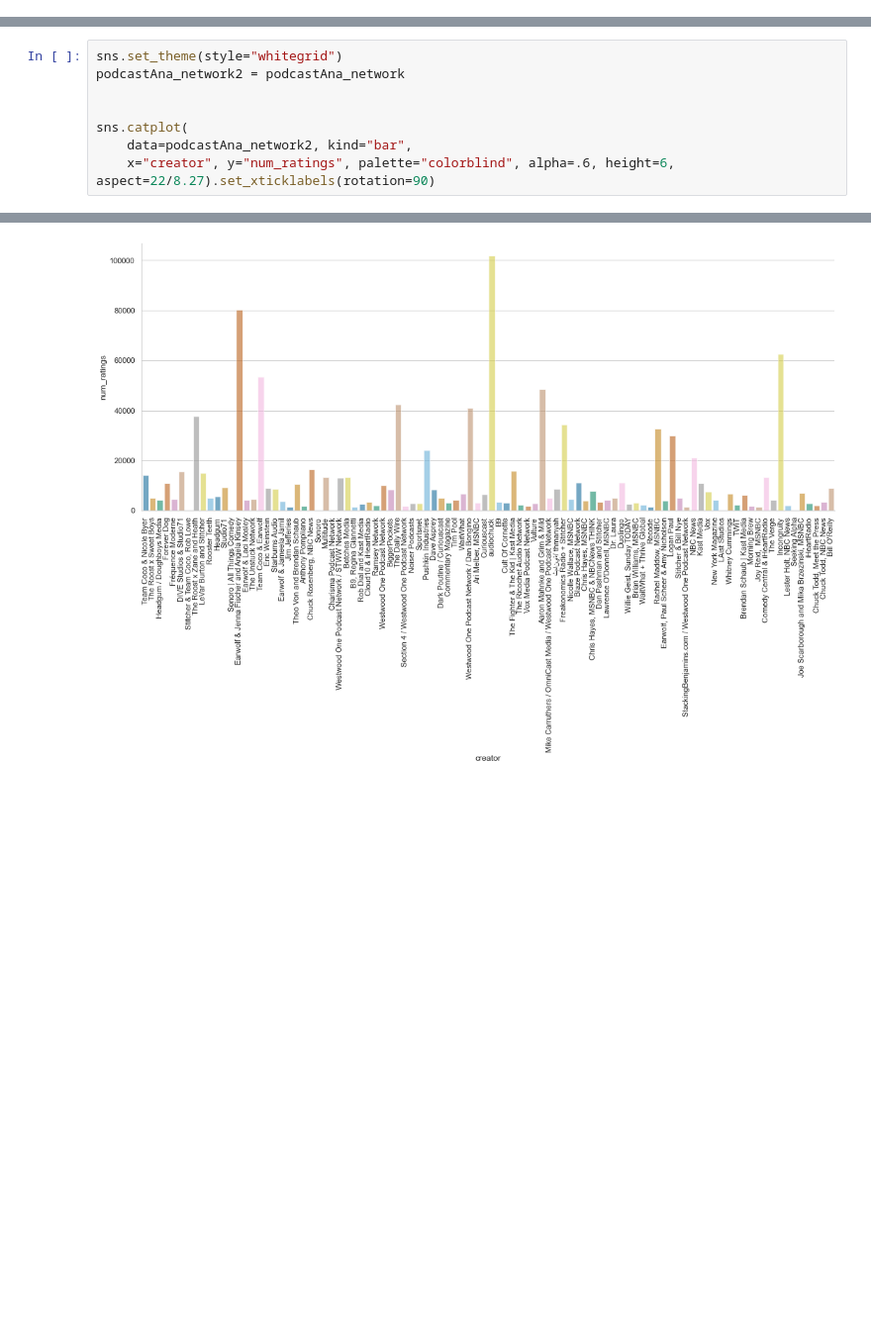
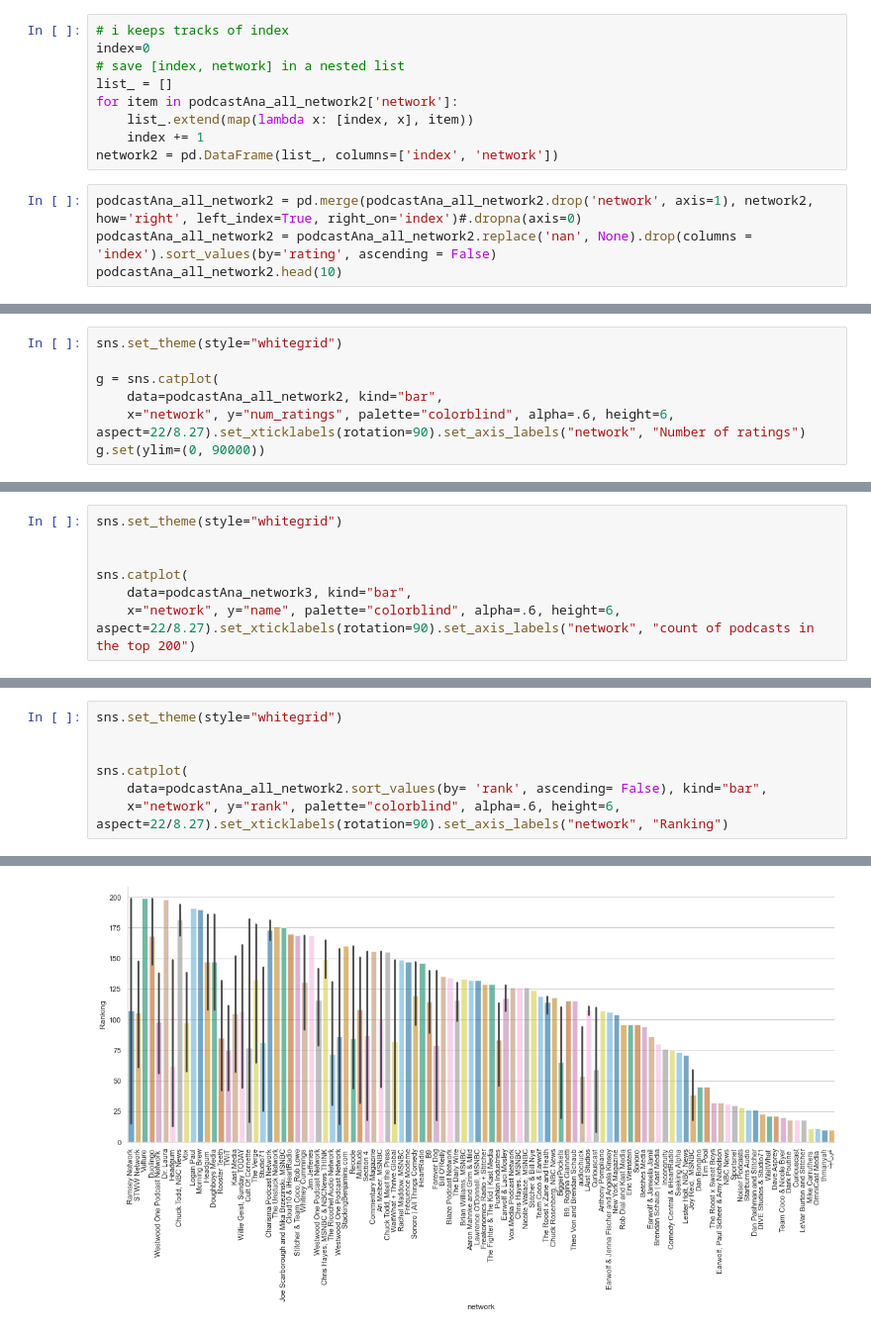
Before and after one commit to ghuelgas/WebScrapingProject, a Jupyter notebook: Podcast_all_var.ipynb, the cells around one changed output, grey strips where cells are left out. Shown at 99% size. Saved outputs shown, nothing was run; the diff lists cells and outputs as text; blank space fills up the shorter version.

```diff
--- a/Podcast_all_var.ipynb
+++ b/Podcast_all_var.ipynb
@@ -44,0 +86,13 @@ podcastAna_network
+# %%
+# i keeps tracks of index
+index=0
+# save [index, network] in a nested list
+list_ = []
+for item in podcastAna_all_network2['network']:
+    list_.extend(map(lambda x: [index, x], item))
+    index += 1
+network2 = pd.DataFrame(list_, columns=['index', 'network'])
+# %%
+podcastAna_all_network2 = pd.merge(podcastAna_all_network2.drop('network', axis=1), network2, how='right', left_index=True, right_on='index')#.dropna(axis=0)
+podcastAna_all_network2 = podcastAna_all_network2.replace('nan', None).drop(columns = 'index').sort_values(by='rating', ascending = False)
+podcastAna_all_network2.head(10)
@@ -54,0 +121,7 @@ sns.catplot(
+# %%
+sns.set_theme(style="whitegrid")
+
+g = sns.catplot(
+    data=podcastAna_all_network2, kind="bar",
+    x="network", y="num_ratings", palette="colorblind", alpha=.6, height=6, aspect=22/8.27).set_xticklabels(rotation=90).set_axis_labels("network", "Number of ratings")
+g.set(ylim=(0, 90000))
@@ -54,0 +152,7 @@ sns.catplot(
+# %%
+sns.set_theme(style="whitegrid")
+
+
+sns.catplot(
+    data=podcastAna_network3, kind="bar",
+    x="network", y="name", palette="colorblind", alpha=.6, height=6, aspect=22/8.27).set_xticklabels(rotation=90).set_axis_labels("network", "count of podcasts in the top 200")
@@ -55,11 +162,10 @@ sns.catplot(
 # %%
 sns.set_theme(style="whitegrid")
-podcastAna_network2 = podcastAna_network
 
 
 sns.catplot(
-    data=podcastAna_network2, kind="bar",
-    x="creator", y="num_ratings", palette="colorblind", alpha=.6, height=6, aspect=22/8.27).set_xticklabels(rotation=90)
+    data=podcastAna_all_network2.sort_values(by= 'rank', ascending= False), kind="bar",
+    x="network", y="rank", palette="colorblind", alpha=.6, height=6, aspect=22/8.27).set_xticklabels(rotation=90).set_axis_labels("network", "Ranking")
 # %% [output]
 <seaborn.axisgrid.FacetGrid at 0x...>
-[figure, old version]
+[figure, new version]
```
Also changed, not shown: parts of 19 cells of this notebook, 6 other files.
